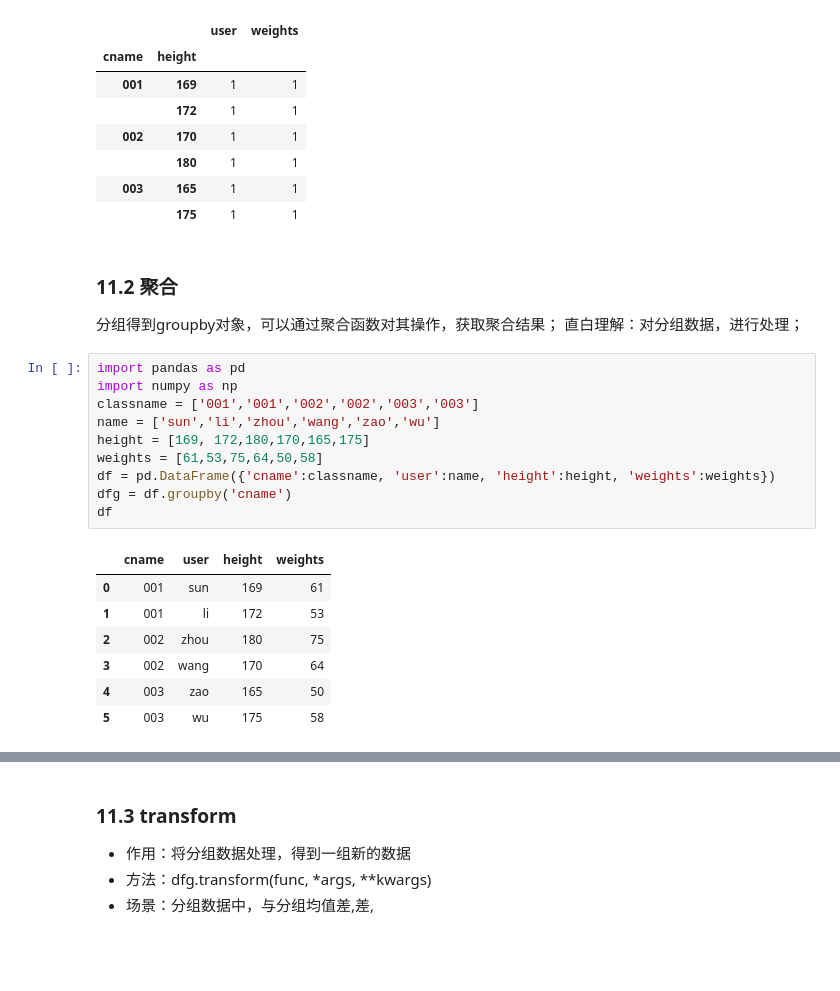
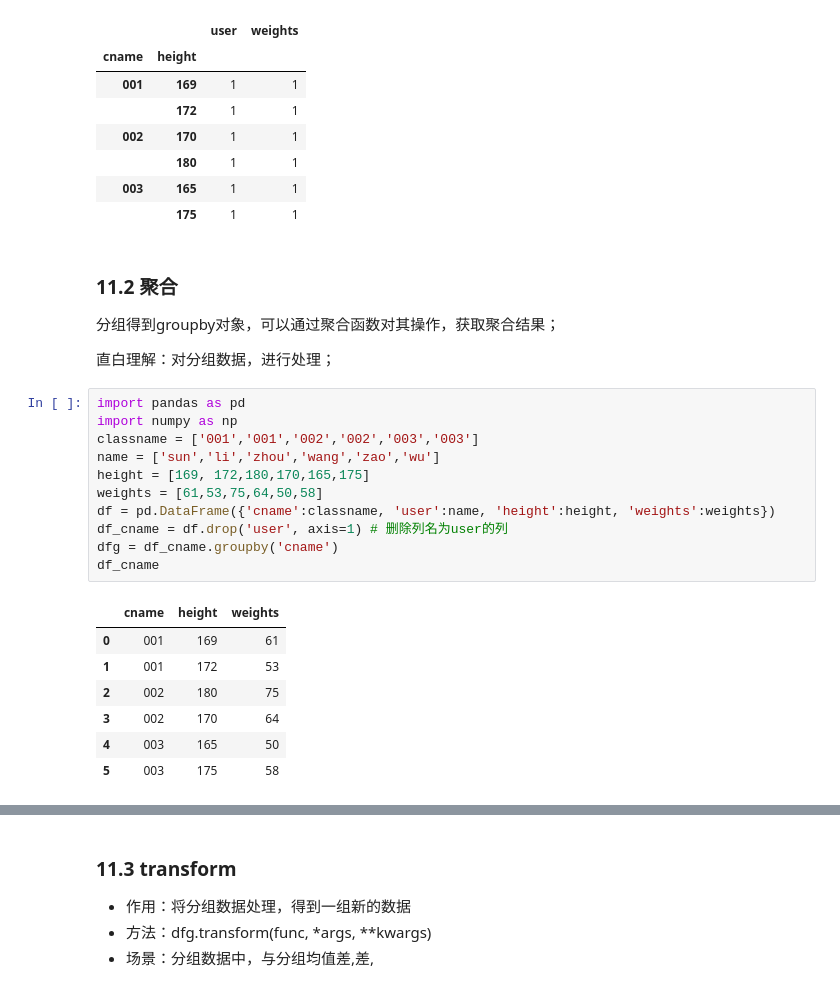
Before and after one commit to JaegerZhao/PythonLearning, a Jupyter notebook: 9 数据分析基础/9.3 pandas.ipynb, the cells around one changed output, grey strips where cells are left out. Drawn from its saved outputs; the diff is of its cells as text; blank space fills up the shorter version.

```diff
--- a/9 数据分析基础/9.3 pandas.ipynb
+++ b/9 数据分析基础/9.3 pandas.ipynb
@@ -2203,23 +2200,26 @@ dfg.count()
 |  | 175 | 1 | 1 |
 # %% [markdown]
 ### 11.2 聚合
-分组得到groupby对象，可以通过聚合函数对其操作，获取聚合结果； 直白理解：对分组数据，进行处理；
+分组得到groupby对象，可以通过聚合函数对其操作，获取聚合结果；
+
+直白理解：对分组数据，进行处理；
 # %%
 import pandas as pd
 import numpy as np
 classname = ['001','001','002','002','003','003']
 name = ['sun','li','zhou','wang','zao','wu']
 height = [169, 172,180,170,165,175]
 weights = [61,53,75,64,50,58]
 df = pd.DataFrame({'cname':classname, 'user':name, 'height':height, 'weights':weights})
-dfg = df.groupby('cname')
-df
+df_cname = df.drop('user', axis=1) # 删除列名为user的列
+dfg = df_cname.groupby('cname')
+df_cname
 # %% [output]
-|  | cname | user | height | weights |
-| 0 | 001 | sun | 169 | 61 |
-| 1 | 001 | li | 172 | 53 |
-| 2 | 002 | zhou | 180 | 75 |
-| 3 | 002 | wang | 170 | 64 |
-| 4 | 003 | zao | 165 | 50 |
-| 5 | 003 | wu | 175 | 58 |
+|  | cname | height | weights |
+| 0 | 001 | 169 | 61 |
+| 1 | 001 | 172 | 53 |
+| 2 | 002 | 180 | 75 |
+| 3 | 002 | 170 | 64 |
+| 4 | 003 | 165 | 50 |
+| 5 | 003 | 175 | 58 |
 # %%
```
Also changed, not shown: parts of 37 cells of this notebook, 4 other files.
